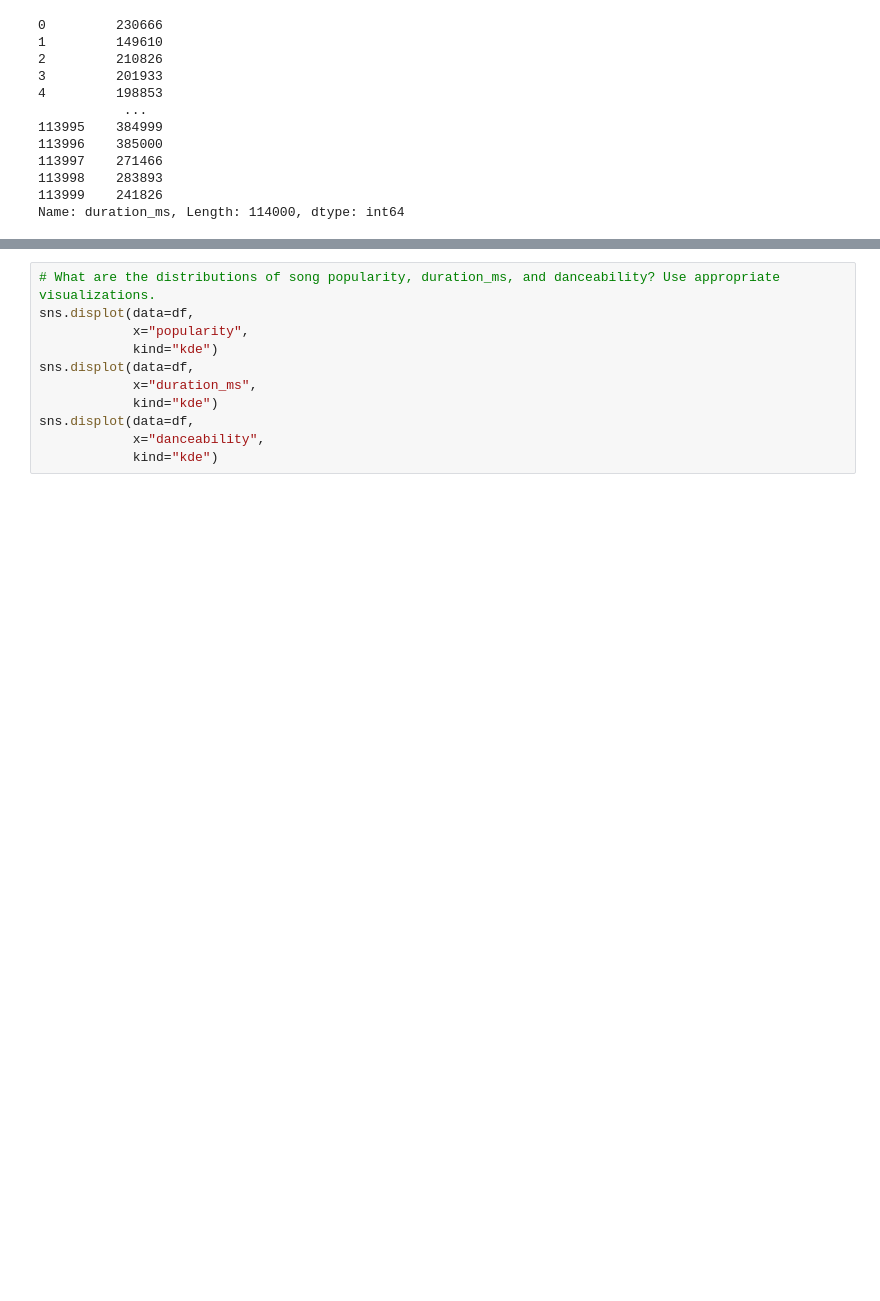
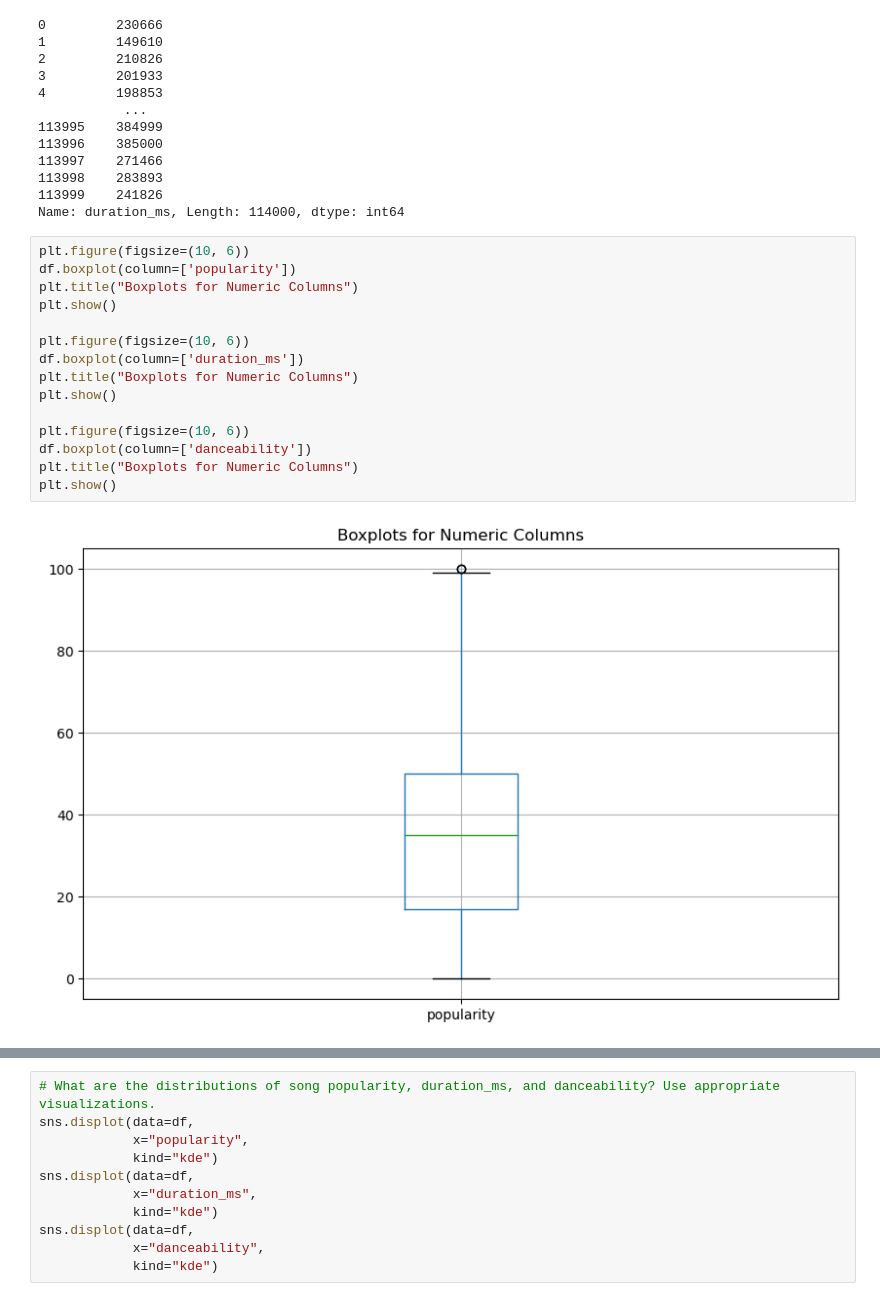
Before and after one commit to tobiasmj97/M1_assignment_recommender-app_group_5, a Jupyter notebook: M1_Assignement_UML.ipynb, the cells around one changed output, grey strips where cells are left out. Drawn from its saved outputs; the diff is of its cells as text; blank space fills up the shorter version.

```diff
--- a/M1_Assignement_UML.ipynb
+++ b/M1_Assignement_UML.ipynb
@@ -188,3 +186,20 @@ df['duration_ms']
 113998    283893
 113999    241826
 Name: duration_ms, Length: 114000, dtype: int64
+# %%
+plt.figure(figsize=(10, 6))
+df.boxplot(column=['popularity'])
+plt.title("Boxplots for Numeric Columns")
+plt.show()
+
+plt.figure(figsize=(10, 6))
+df.boxplot(column=['duration_ms'])
+plt.title("Boxplots for Numeric Columns")
+plt.show()
+
+plt.figure(figsize=(10, 6))
+df.boxplot(column=['danceability'])
+plt.title("Boxplots for Numeric Columns")
+plt.show()
+# %% [output]
+[figure, added]
```
Also changed, not shown: parts of 30 cells of this notebook.
